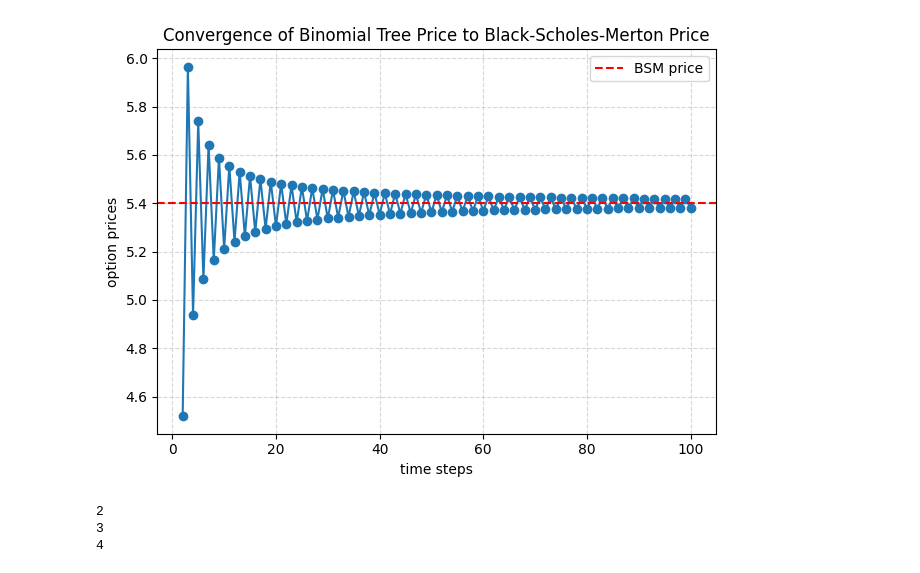
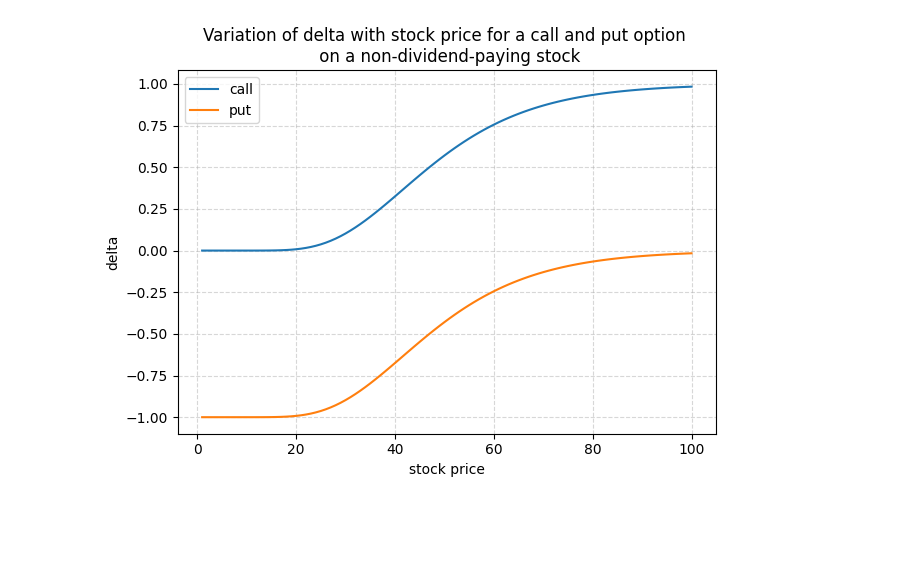
Before and after one commit to hsiuhsil/options_futures_derivatives, a Jupyter notebook: notebooks/Binomial Trees.ipynb, the cells around one changed output. Saved outputs shown, nothing was run; the diff lists cells and outputs as text; code cells hidden in the pictures; blank space fills up the shorter version.

Commit message:
Add Delta visualization vs stock price and time to maturity

```diff
--- a/notebooks/Binomial Trees.ipynb
+++ b/notebooks/Binomial Trees.ipynb
@@ -66,7 +53,7 @@ for N in time_steps:
                                                 vol=0.4, T=1, N=N, r=0.1, return_tree=False)
     prices.append(price)
 
-plt.plot(time_steps, prices, marker='o', linestyle='-')
+plt.plot(time_steps, prices, marker='o', linestyle='-', ms=5)
 plt.axhline(y=BSM_price, color='r', linestyle='--', label='BSM price')
 plt.ylabel('option prices')
 plt.xlabel('time steps')
@@ -75,12 +62,23 @@ plt.grid(True, linestyle='--', alpha=0.5)
 plt.legend()
 plt.tight_layout()
 plt.show()
-# %% [output]
-[figure, removed]
-# %%
-for i in range(2,5):
-    print(i)
-# %% [output]
-2
-3
-4
+# %%
+from greeks import delta
+stocks = np.linspace(1,100,100)
+deltas_call = np.zeros(100)
+deltas_put = np.zeros(100)
+for i, s in enumerate(stocks):
+    deltas_call[i] = delta(option_type='call', s=s, k=50, r=0, sigma=0.25, T=2)
+    deltas_put[i] = delta(option_type='put', s=s, k=50, r=0, sigma=0.25, T=2)
+
+plt.plot(stocks, deltas_call, label='call')
+plt.plot(stocks, deltas_put, label='put')
+plt.ylabel('delta')
+plt.xlabel('stock price')
+plt.title('Variation of delta with stock price for a call and put option \n on a non-dividend-paying stock')
+plt.grid(True, linestyle='--', alpha=0.5)
+plt.legend()
+plt.tight_layout()
+plt.show()
+# %% [output]
+[figure, added]
```
Also changed, not shown: parts of 10 cells of this notebook.
